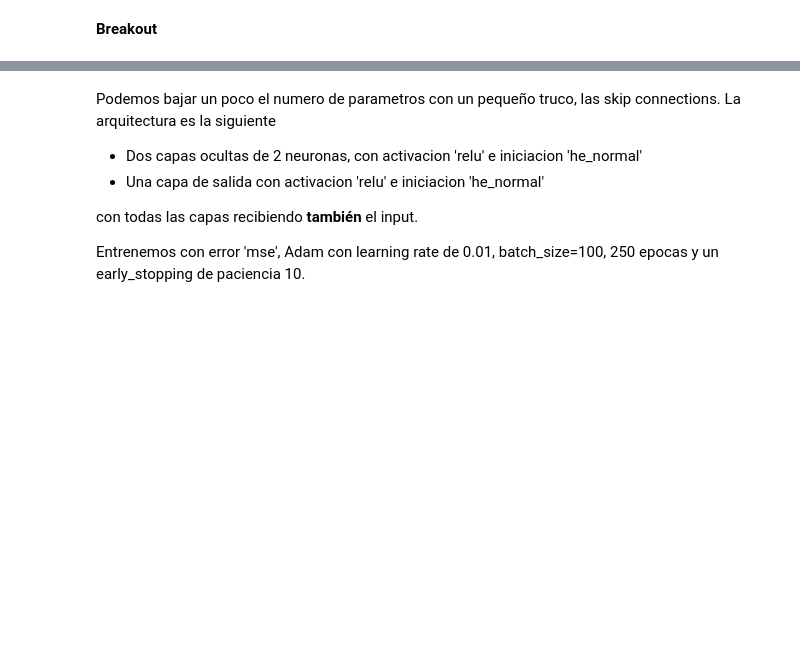
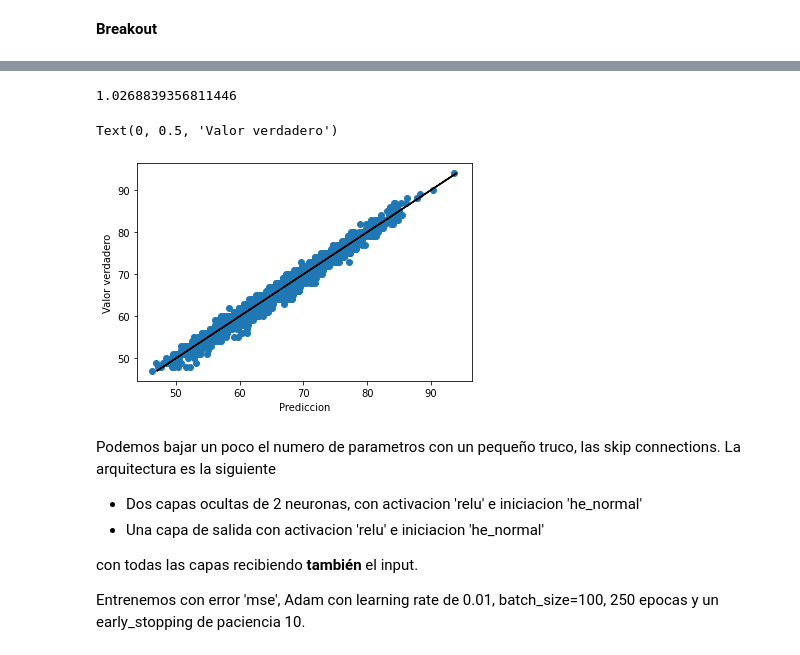
Before and after one commit to naikymen/ML_UNSAM, a Jupyter notebook: 17_Arquitecturas_CNNs.ipynb, the cells around one changed output, grey strips where cells are left out. Saved outputs shown, nothing was run; the diff lists cells and outputs as text; code cells hidden in the pictures; blank space fills up the shorter version.

```diff
--- a/17_Arquitecturas_CNNs.ipynb
+++ b/17_Arquitecturas_CNNs.ipynb
@@ -173,2 +274,8 @@ X_num_train.shape[1]
 # %% [markdown]
 **Breakout**
+# %%
+input=keras.layers.Input(shape=X_num_train.shape[1])
+hidden1=keras.layers.Dense(10,activation='relu',kernel_initializer='he_normal')(input)
+output=keras.layers.Dense(1,activation='relu',kernel_initializer='he_normal')(hidden1)
+# %%
+model=keras.models.Model(inputs=[input],outputs=[output])
@@ -175,3 +299,23 @@ X_num_train.shape[1]
+# %%
+early_stopping_cb = keras.callbacks.EarlyStopping(patience=10,
+                                                  restore_best_weights=True)
+
+model.compile(loss='mean_squared_error',optimizer=keras.optimizers.SGD(learning_rate=0.001))
+history=model.fit(X_num_train,y_train,epochs=200,batch_size=100,validation_data=(X_num_valid,y_valid),callbacks=[early_stopping_cb])
+# %%
+from sklearn.metrics import mean_squared_error
+y_predict=model.predict(X_num_valid)
+print(np.sqrt(mean_squared_error(y_valid,y_predict)))
+# %% [output]
+1.0268839356811446
+# %%
+plt.scatter(y_predict,y_valid)
+plt.plot(y_valid,y_valid,color='black')
+plt.xlabel('Prediccion')
+plt.ylabel('Valor verdadero')
+# %% [output]
+Text(0, 0.5, 'Valor verdadero')
+[figure, added]
 # %% [markdown]
 Podemos bajar un poco el numero de parametros con un pequeño truco, las skip connections. La arquitectura es la siguiente
 
```
Also changed, not shown: parts of 35 cells of this notebook.
